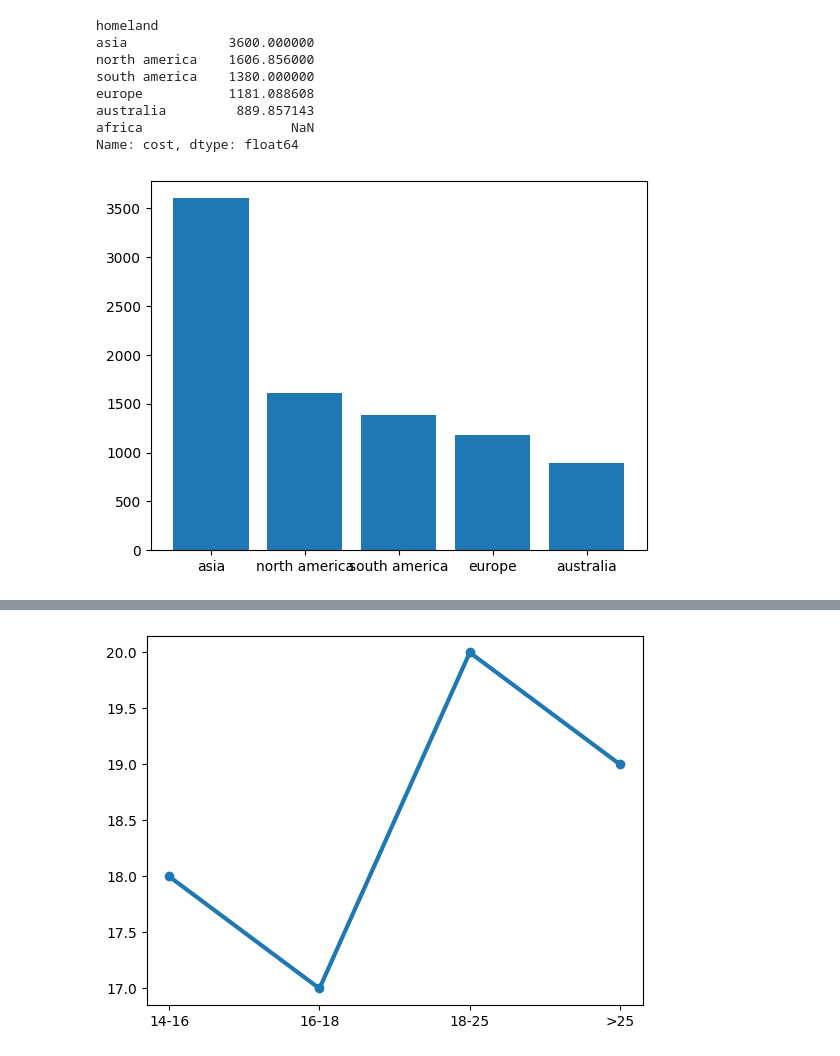
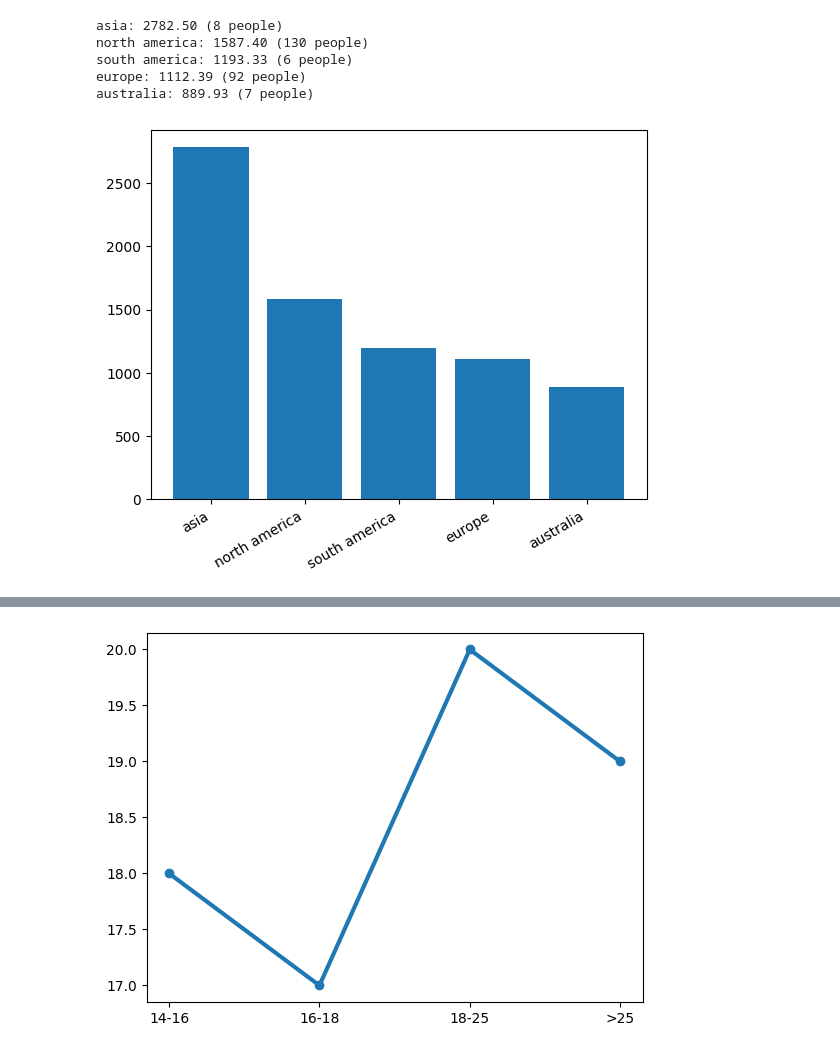
Before and after one commit to nic-obert/vacation-analysis, a Jupyter notebook: analyze.ipynb, the cells around one changed output, grey strips where cells are left out. Drawn from its saved outputs; the diff is of its cells as text; code cells hidden in the pictures.

```diff
--- a/analyze.ipynb
+++ b/analyze.ipynb
@@ -202,6 +233,10 @@ def parse_target(target) -> str:
     if any([x in target for x in city_substrings]):
         return 'city'
 
+    shooting_substrings = ['shooting', 'hunt', 'hunting', 'battle']
+    if any([x in target for x in shooting_substrings]):
+        return 'shooting range'
+
     print(target)
 
     return target
@@ -259,7 +293,7 @@ def parse_transport_name(transport) -> str:
         return 'airplane'
 
     bus_substrings = ['bus', 'taxi', 'uber', 'coach']
-    if 'bus' in transport:
+    if any([x in transport for x in bus_substrings]):
         return 'bus or taxi'
 
     boat_substrings = ['boat', 'ship', 'ferry']
@@ -348,6 +389,18 @@ def parse_activity_name(activity) -> str:
     if any([x in activity for x in relaxing_substrings]):
         return 'relaxing'
 
+    shooting_substrings = ['shooting', 'hunt', 'hunting', 'battle', 'arch']
+    if any([x in activity for x in shooting_substrings]):
+        return 'shooting'
+
+    travelling_substrings = ['zoo', 'cuisine']
+    if any([x in activity for x in travelling_substrings]):
+        return 'travelling, visiting cities and places of interest'
+
+    working_substrings = ['work', 'job', 'office', 'school', 'university', 'studio', 'study']
+    if any([x in activity for x in working_substrings]):
+        return 'working'
+
     print(activity)
 
     return activity
@@ -386,7 +436,7 @@ def parse_decision_name(decision) -> str:
     if any([x in decision for x in normal_decisions]):
         return decision
 
-    want_substrings = ['nice', 'agree', 'group', 'partner', 'plan', 'interesting', 'good']
+    want_substrings = ['nice', 'agree', 'group', 'partner', 'plan', 'interesting', 'good', 'research', 'weather', 'climate']
     if any([x in decision for x in want_substrings]):
         return 'i want to visit a certain place'
 
@@ -394,7 +444,7 @@ def parse_decision_name(decision) -> str:
     if any([x in decision for x in near_substrings]):
         return 'near and cheap'
 
-    parents_substrings = ['parent', 'someone else', 'decides', 'chooses', 'takes me', 'am not']
+    parents_substrings = ['parent', 'someone else', 'decides', 'chooses', 'takes me', 'am not', 'wants']
     if any([x in decision for x in parents_substrings]):
         return 'someone else decides'
 
@@ -451,27 +498,32 @@ Name: cost, dtype: float64
 # %%
 # Average cost for each homeland
 
 cost_per_land = df.groupby('homeland')['cost'].mean()
+people_per_land = df.groupby('homeland')['cost'].count()
+
+# Remove africa because it has too few people
+cost_per_land = cost_per_land.drop('africa')
 
 # Sort from highest to lowest
 cost_per_land = cost_per_land.sort_values(ascending=False)
 
 import matplotlib.pyplot as plt
 
-print(cost_per_land)
+# Print cost per land and number of people per land on the same line
+for land, cost in cost_per_land.items():
+    print(f'{land}: {cost:.2f} ({people_per_land[land]} people)')
+
 
 plt.bar(cost_per_land.index, cost_per_land.values)
+plt.setp(plt.gca().get_xticklabels(), rotation=30, horizontalalignment='right')
 plt.show()
 # %% [output]
-homeland
-asia             3600.000000
-north america    1606.856000
-south america    1380.000000
-europe           1181.088608
-australia         889.857143
-africa                   NaN
-Name: cost, dtype: float64
+asia: 2782.50 (8 people)
+north america: 1587.40 (130 people)
+south america: 1193.33 (6 people)
+europe: 1112.39 (92 people)
+australia: 889.93 (7 people)
-[figure, old version]
+[figure, new version]
 # %%
 # Get the most popular activities for each age range
 
```
Also changed, not shown: parts of 15 cells of this notebook, 1 other file.
